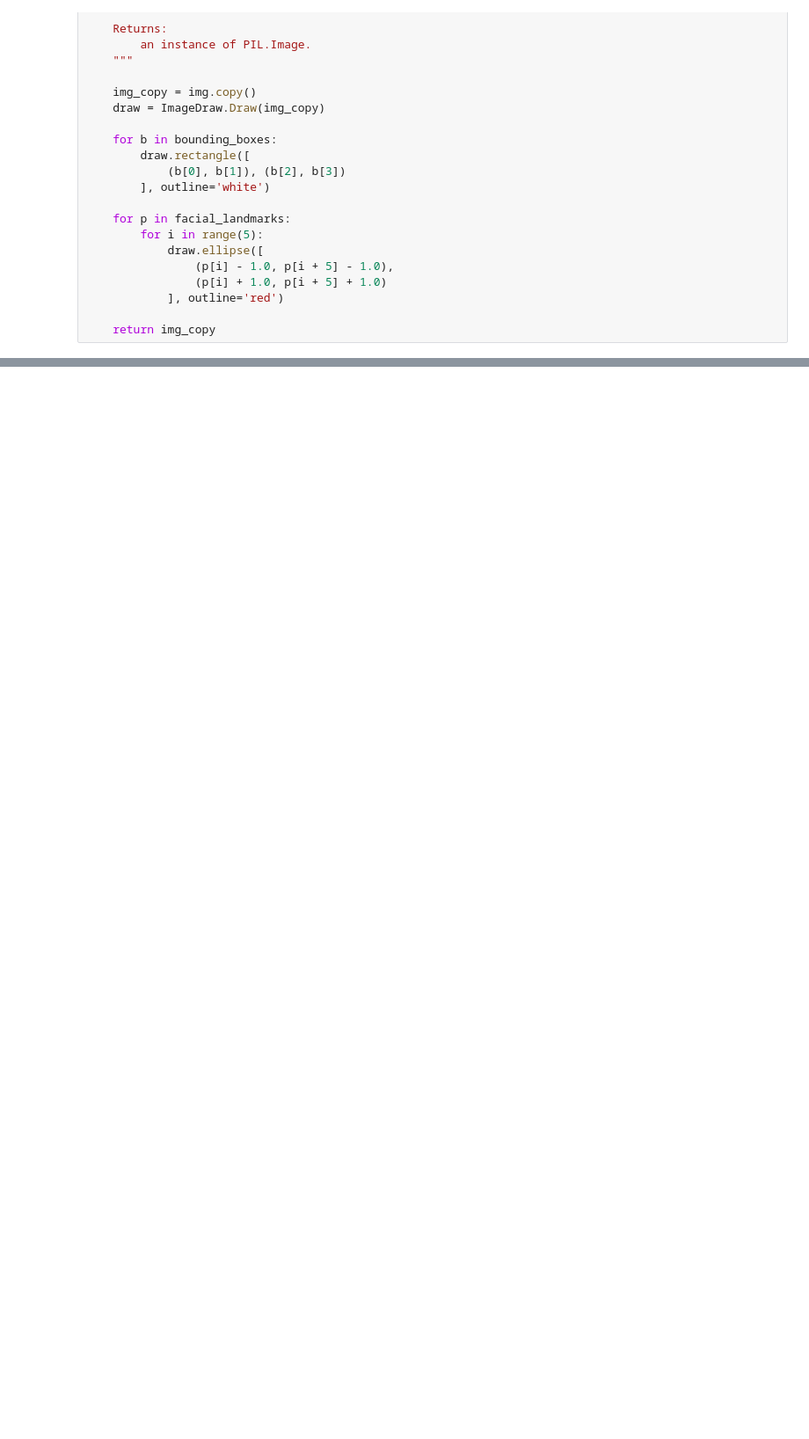
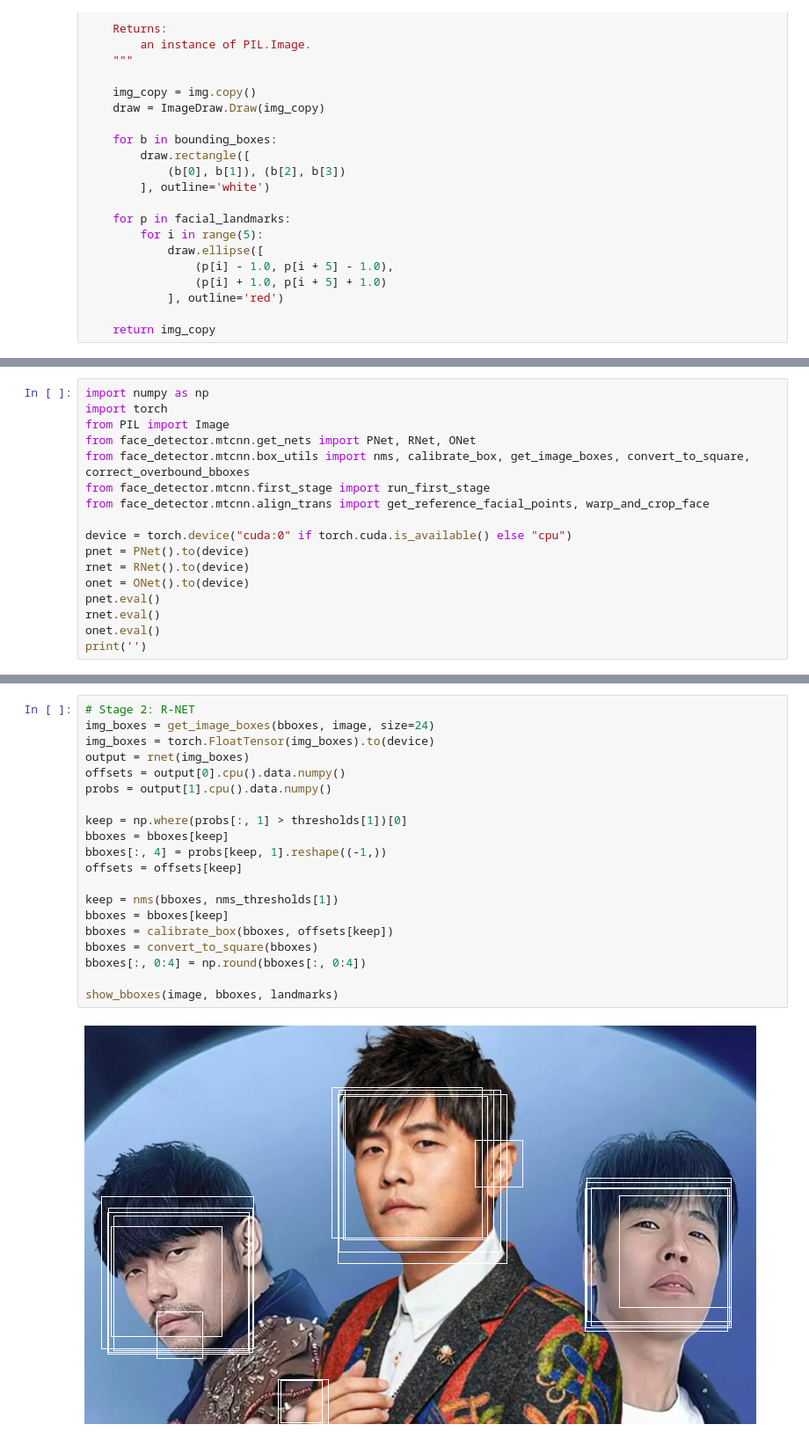
Before and after one commit to Bsting/face-recognition, a Jupyter notebook: mtcnn.ipynb, the cells around one changed output, grey strips where cells are left out. Shown at 88% size. Drawn from its saved outputs; the diff is of its cells as text; blank space fills up the shorter version.

```diff
--- a/mtcnn.ipynb
+++ b/mtcnn.ipynb
@@ -112,0 +59,17 @@ RecursiveScriptModule(
+# %%
+import numpy as np
+import torch
+from PIL import Image
+from face_detector.mtcnn.get_nets import PNet, RNet, ONet
+from face_detector.mtcnn.box_utils import nms, calibrate_box, get_image_boxes, convert_to_square, correct_overbound_bboxes
+from face_detector.mtcnn.first_stage import run_first_stage
+from face_detector.mtcnn.align_trans import get_reference_facial_points, warp_and_crop_face
+
+device = torch.device("cuda:0" if torch.cuda.is_available() else "cpu")
+pnet = PNet().to(device)
+rnet = RNet().to(device)
+onet = ONet().to(device)
+pnet.eval()
+rnet.eval()
+onet.eval()
+print('')
@@ -112,0 +149,22 @@ RecursiveScriptModule(
+# %%
+# Stage 2: R-NET
+img_boxes = get_image_boxes(bboxes, image, size=24)
+img_boxes = torch.FloatTensor(img_boxes).to(device)
+output = rnet(img_boxes)
+offsets = output[0].cpu().data.numpy()
+probs = output[1].cpu().data.numpy()
+
+keep = np.where(probs[:, 1] > thresholds[1])[0]
+bboxes = bboxes[keep]
+bboxes[:, 4] = probs[keep, 1].reshape((-1,))
+offsets = offsets[keep]
+
+keep = nms(bboxes, nms_thresholds[1])
+bboxes = bboxes[keep]
+bboxes = calibrate_box(bboxes, offsets[keep])
+bboxes = convert_to_square(bboxes)
+bboxes[:, 0:4] = np.round(bboxes[:, 0:4])
+
+show_bboxes(image, bboxes, landmarks)
+# %% [output]
+[figure, added]
```
Also changed, not shown: parts of 11 cells of this notebook.
